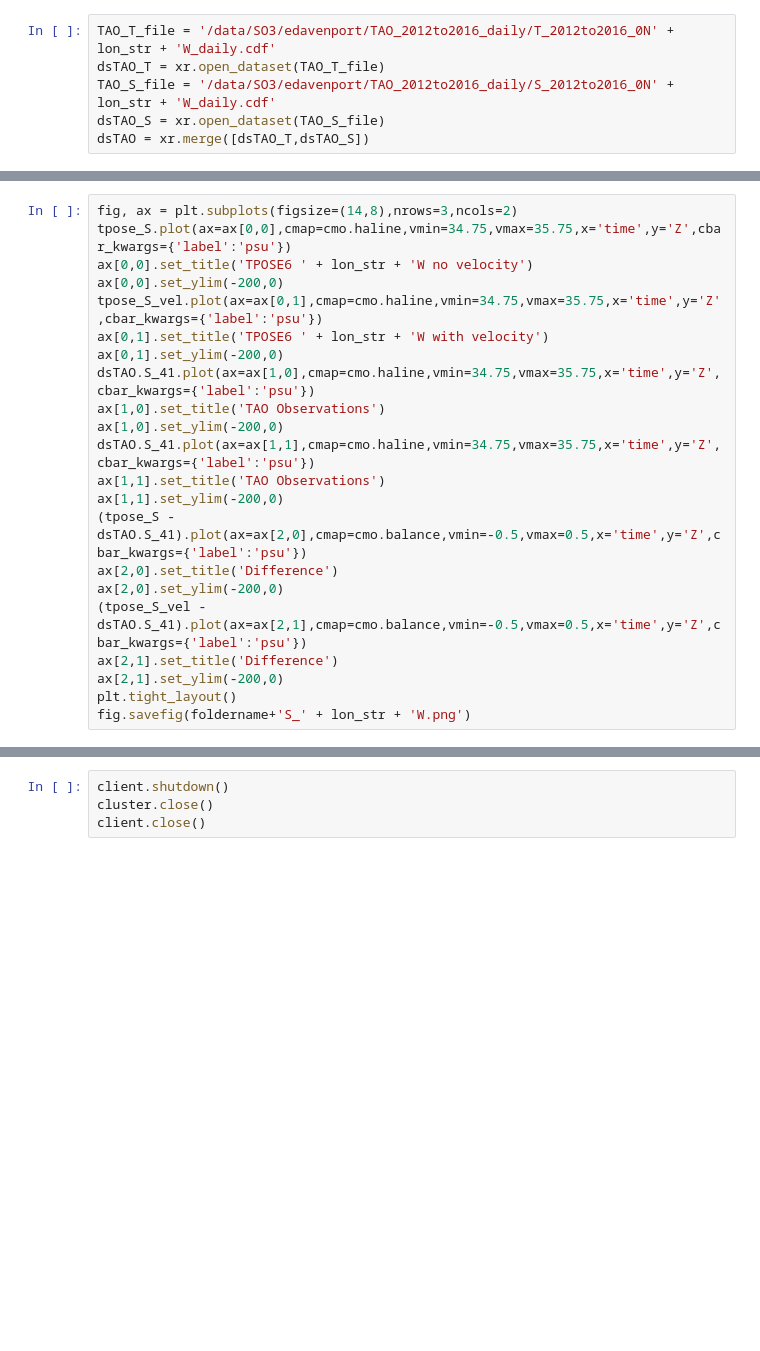
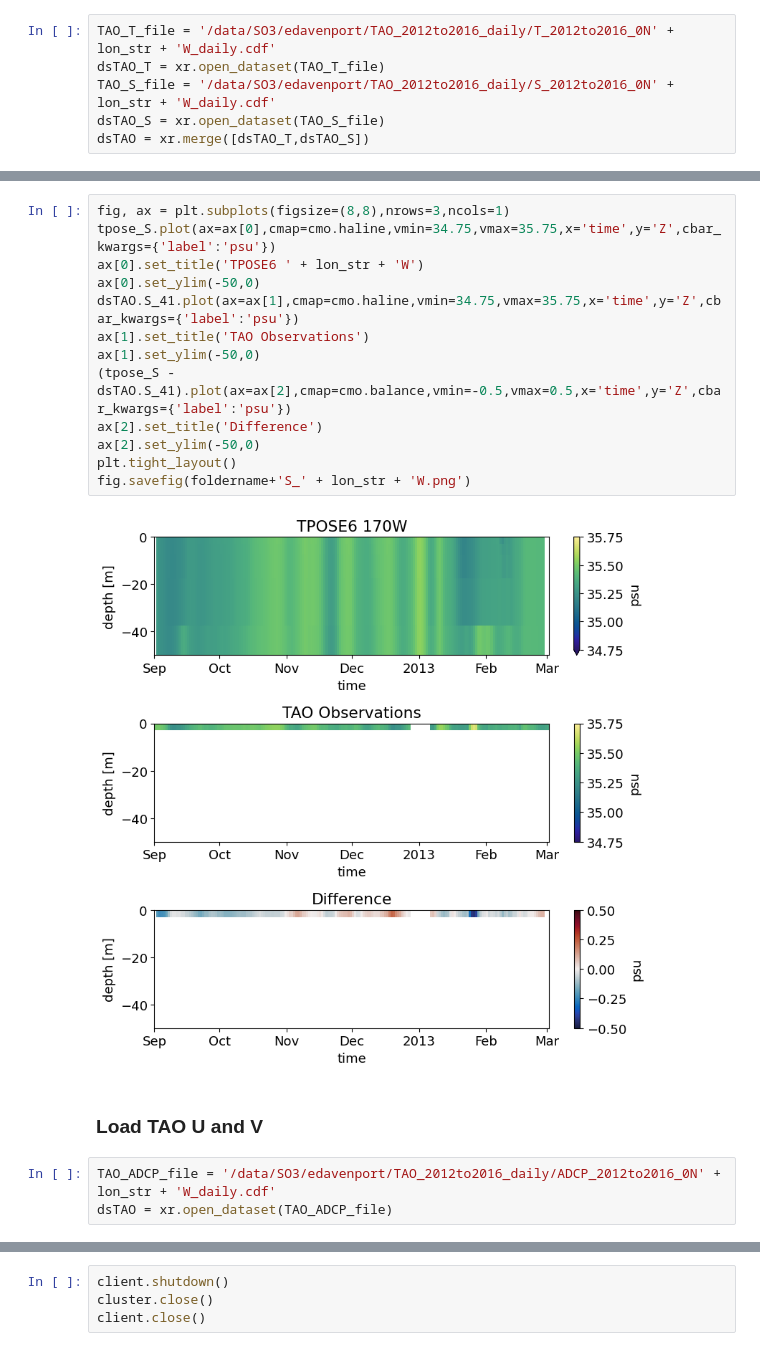
Before and after one commit to eldavenport/TPOSE6_VelocityAssim, a Jupyter notebook: TPOSE_TAO/tpose_tao_T_S.ipynb, the cells around one changed output, grey strips where cells are left out. Cells and saved outputs as stored; diff of their text form; blank space fills up the shorter version.

```diff
--- a/TPOSE_TAO/tpose_tao_T_S.ipynb
+++ b/TPOSE_TAO/tpose_tao_T_S.ipynb
@@ -116,22 +117,20 @@ fig.savefig(foldername+'T_' + lon_str + 'W.png')
 # %%
-fig, ax = plt.subplots(figsize=(14,8),nrows=3,ncols=2)
-tpose_S.plot(ax=ax[0,0],cmap=cmo.haline,vmin=34.75,vmax=35.75,x='time',y='Z',cbar_kwargs={'label':'psu'})
-ax[0,0].set_title('TPOSE6 ' + lon_str + 'W no velocity')
-ax[0,0].set_ylim(-200,0)
-tpose_S_vel.plot(ax=ax[0,1],cmap=cmo.haline,vmin=34.75,vmax=35.75,x='time',y='Z',cbar_kwargs={'label':'psu'})
-ax[0,1].set_title('TPOSE6 ' + lon_str + 'W with velocity')
-ax[0,1].set_ylim(-200,0)
-dsTAO.S_41.plot(ax=ax[1,0],cmap=cmo.haline,vmin=34.75,vmax=35.75,x='time',y='Z',cbar_kwargs={'label':'psu'})
-ax[1,0].set_title('TAO Observations')
-ax[1,0].set_ylim(-200,0)
-dsTAO.S_41.plot(ax=ax[1,1],cmap=cmo.haline,vmin=34.75,vmax=35.75,x='time',y='Z',cbar_kwargs={'label':'psu'})
-ax[1,1].set_title('TAO Observations')
-ax[1,1].set_ylim(-200,0)
-(tpose_S - dsTAO.S_41).plot(ax=ax[2,0],cmap=cmo.balance,vmin=-0.5,vmax=0.5,x='time',y='Z',cbar_kwargs={'label':'psu'})
-ax[2,0].set_title('Difference')
-ax[2,0].set_ylim(-200,0)
-(tpose_S_vel - dsTAO.S_41).plot(ax=ax[2,1],cmap=cmo.balance,vmin=-0.5,vmax=0.5,x='time',y='Z',cbar_kwargs={'label':'psu'})
-ax[2,1].set_title('Difference')
-ax[2,1].set_ylim(-200,0)
+fig, ax = plt.subplots(figsize=(8,8),nrows=3,ncols=1)
+tpose_S.plot(ax=ax[0],cmap=cmo.haline,vmin=34.75,vmax=35.75,x='time',y='Z',cbar_kwargs={'label':'psu'})
+ax[0].set_title('TPOSE6 ' + lon_str + 'W')
+ax[0].set_ylim(-50,0)
+dsTAO.S_41.plot(ax=ax[1],cmap=cmo.haline,vmin=34.75,vmax=35.75,x='time',y='Z',cbar_kwargs={'label':'psu'})
+ax[1].set_title('TAO Observations')
+ax[1].set_ylim(-50,0)
+(tpose_S - dsTAO.S_41).plot(ax=ax[2],cmap=cmo.balance,vmin=-0.5,vmax=0.5,x='time',y='Z',cbar_kwargs={'label':'psu'})
+ax[2].set_title('Difference')
+ax[2].set_ylim(-50,0)
 plt.tight_layout()
 fig.savefig(foldername+'S_' + lon_str + 'W.png')
+# %% [output]
+[figure, added]
+# %% [markdown]
+### Load TAO U and V
+# %%
+TAO_ADCP_file = '/data/SO3/edavenport/TAO_2012to2016_daily/ADCP_2012to2016_0N' + lon_str + 'W_daily.cdf'
+dsTAO = xr.open_dataset(TAO_ADCP_file)
```
Also changed, not shown: parts of 17 cells of this notebook, 37 other files.
